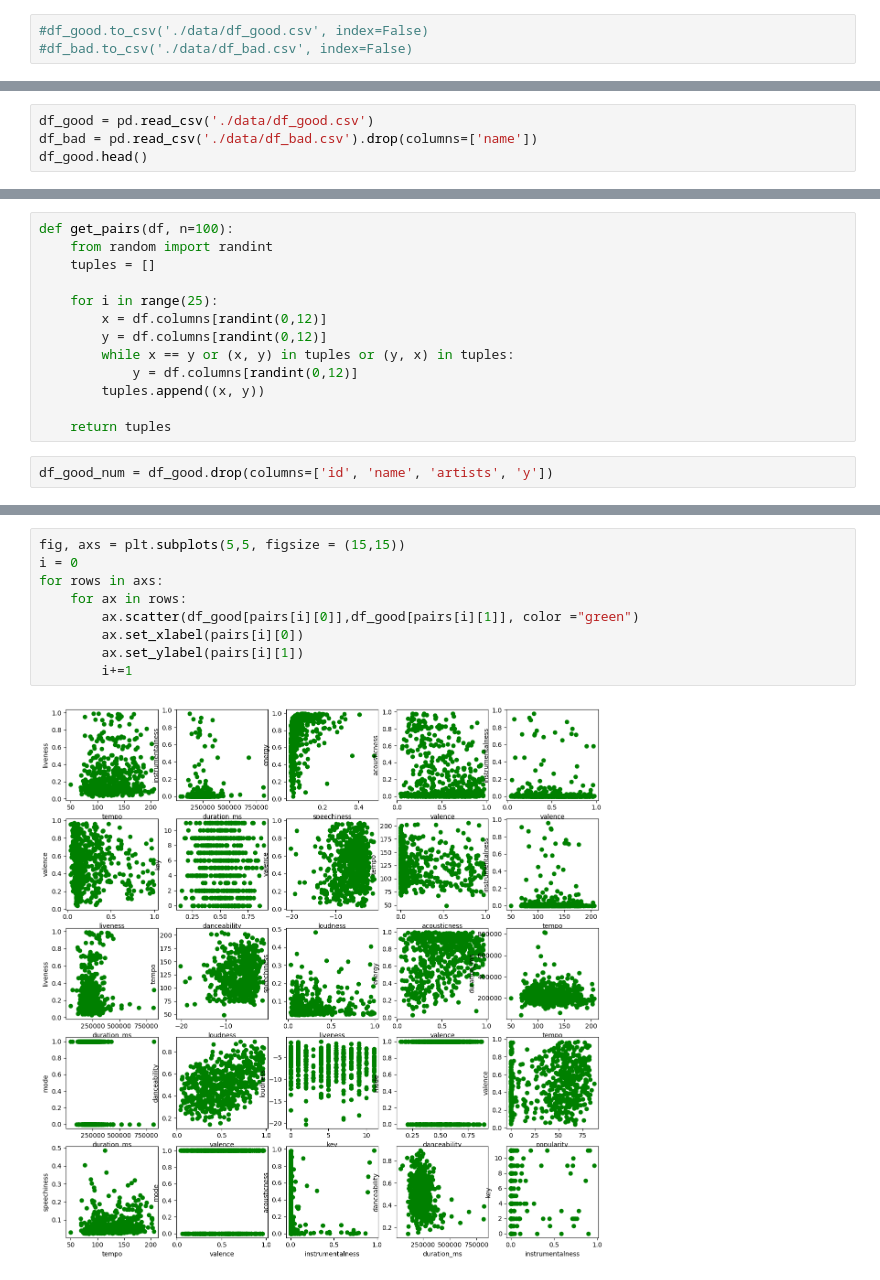
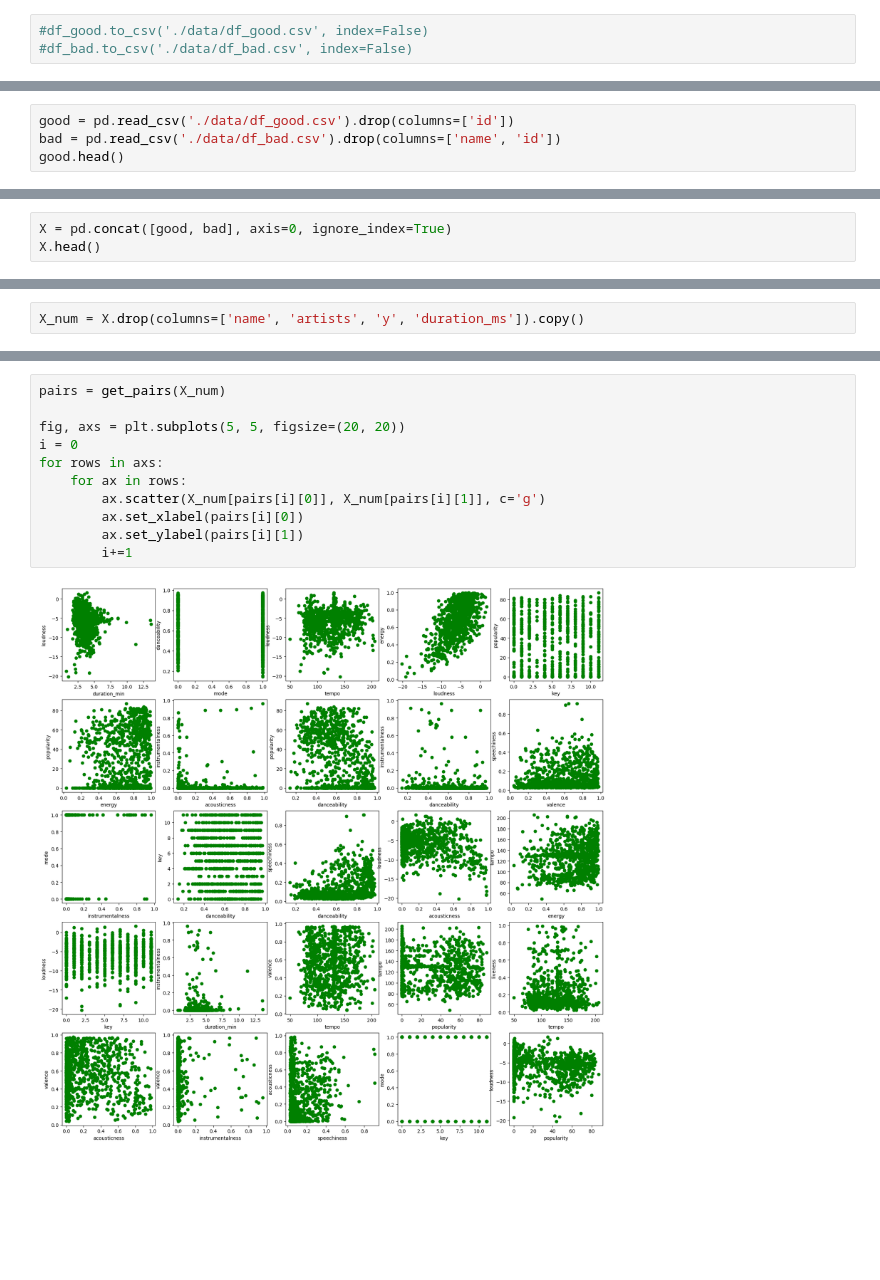
Before and after one commit to guidasneves/spotify_recsys, a Jupyter notebook: end_to_end_system.ipynb, the cells around one changed output, grey strips where cells are left out. Cells and saved outputs as stored; diff of their text form; blank space fills up the shorter version.

```diff
--- a/end_to_end_system.ipynb
+++ b/end_to_end_system.ipynb
@@ -401,5 +542,5 @@ df_bad['duration_min'] = df_bad['duration_ms'] / 60000
 # %%
-df_good = pd.read_csv('./data/df_good.csv')
-df_bad = pd.read_csv('./data/df_bad.csv').drop(columns=['name'])
-df_good.head()
+good = pd.read_csv('./data/df_good.csv').drop(columns=['id'])
+bad = pd.read_csv('./data/df_bad.csv').drop(columns=['name', 'id'])
+good.head()
 # %% [output]
@@ -415,0 +557,3 @@ Total de tracks na playlist: 614
+# %%
+X = pd.concat([good, bad], axis=0, ignore_index=True)
+X.head()
@@ -514,18 +714,5 @@ print(f'Duração média: {np.mean(df_bad["duration_min"]):.2f}min\nPopularidade
 # %% [output]
 Duração média: 2.90min
 Popularidade média: 9.3
-# %%
-def get_pairs(df, n=100):
-    from random import randint
-    tuples = []
-
-    for i in range(25):
-        x = df.columns[randint(0,12)]
-        y = df.columns[randint(0,12)]
-        while x == y or (x, y) in tuples or (y, x) in tuples:
-            y = df.columns[randint(0,12)]
-        tuples.append((x, y))
-
-    return tuples
 # %%
-df_good_num = df_good.drop(columns=['id', 'name', 'artists', 'y'])
+X_num = X.drop(columns=['name', 'artists', 'y', 'duration_ms']).copy()
@@ -534,11 +752,13 @@ pairs = get_pairs(df_good_num)
 # %%
-fig, axs = plt.subplots(5,5, figsize = (15,15))
+pairs = get_pairs(X_num)
+
+fig, axs = plt.subplots(5, 5, figsize=(20, 20))
 i = 0
 for rows in axs:
     for ax in rows:
-        ax.scatter(df_good[pairs[i][0]],df_good[pairs[i][1]], color ="green")
+        ax.scatter(X_num[pairs[i][0]], X_num[pairs[i][1]], c='g')
         ax.set_xlabel(pairs[i][0])
         ax.set_ylabel(pairs[i][1])
         i+=1
 # %% [output]
-[figure, old version]
+[figure, new version]
```
Also changed, not shown: parts of 57 cells of this notebook, 1 other file.
